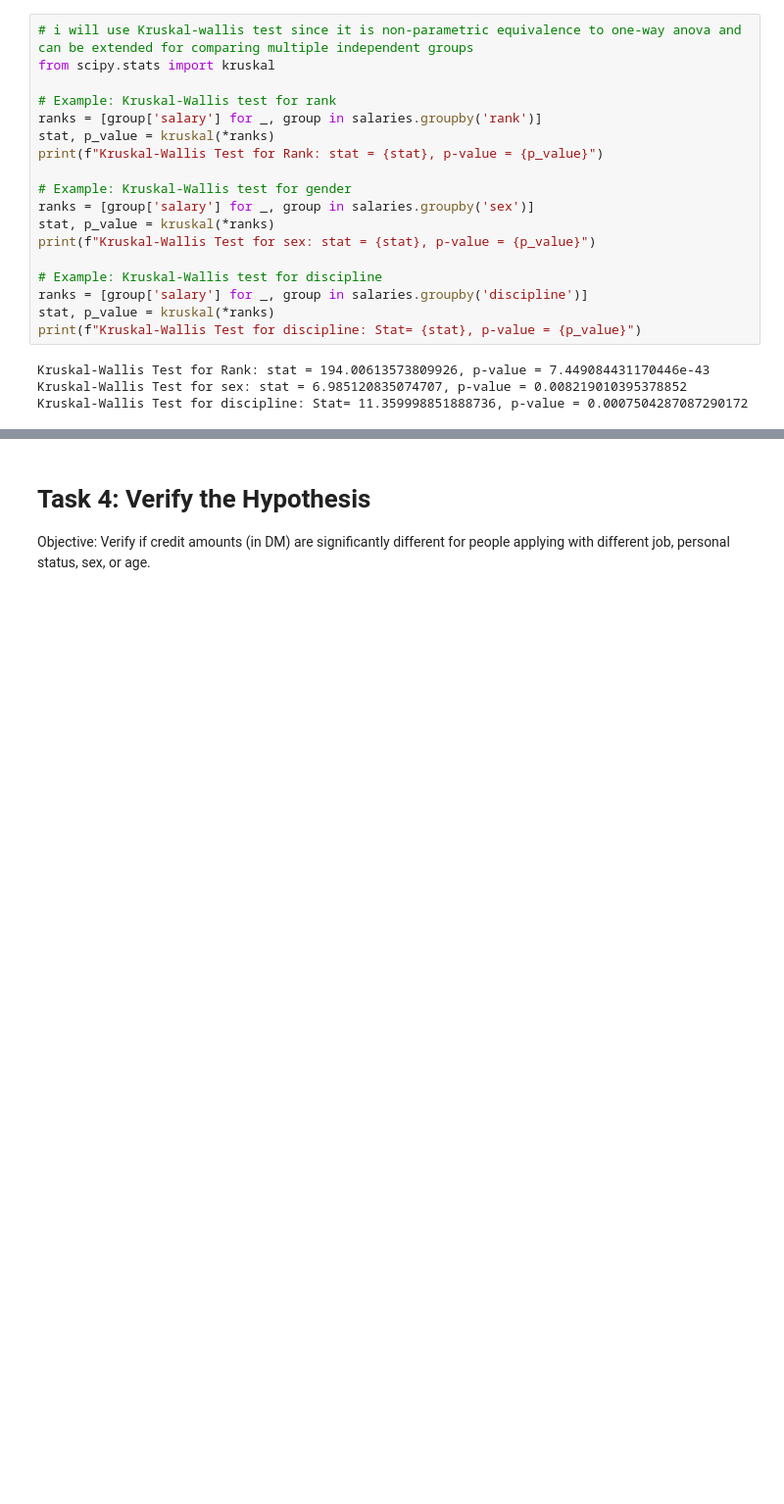
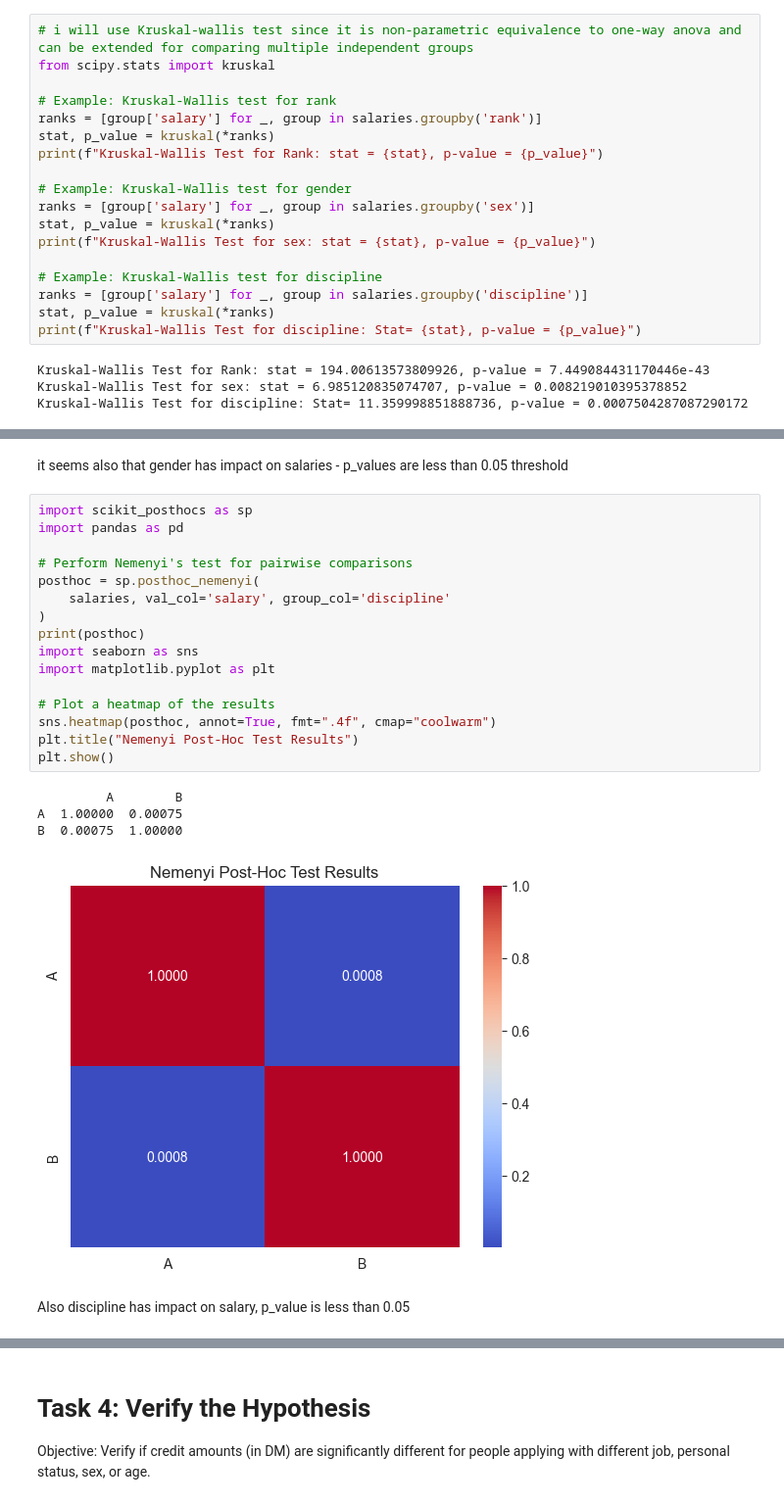
Before and after one commit to kizerek321/Statistics_exercies, a Jupyter notebook: Sample_Final_Labs.ipynb, the cells around one changed output, grey strips where cells are left out. Shown at 98% size. Drawn from its saved outputs; the diff is of its cells as text; blank space fills up the shorter version.

```diff
--- a/Sample_Final_Labs.ipynb
+++ b/Sample_Final_Labs.ipynb
@@ -283,3 +353,28 @@ ModuleNotFoundError: No module named 'scikit_posthocs'
+# %% [markdown]
+it seems also that gender has impact on salaries - p_values are less than 0.05 threshold
+# %%
+import scikit_posthocs as sp
+import pandas as pd
+
+# Perform Nemenyi's test for pairwise comparisons
+posthoc = sp.posthoc_nemenyi(
+    salaries, val_col='salary', group_col='discipline'
+)
+print(posthoc)
+import seaborn as sns
+import matplotlib.pyplot as plt
+
+# Plot a heatmap of the results
+sns.heatmap(posthoc, annot=True, fmt=".4f", cmap="coolwarm")
+plt.title("Nemenyi Post-Hoc Test Results")
+plt.show()
+# %% [output]
+         A        B
+A  1.00000  0.00075
+B  0.00075  1.00000
+[figure, added]
+# %% [markdown]
+Also discipline has impact on salary, p_value is less than 0.05
 # %%
 import seaborn as sns
 import matplotlib.pyplot as plt
```
Also changed, not shown: parts of 9 cells of this notebook.
